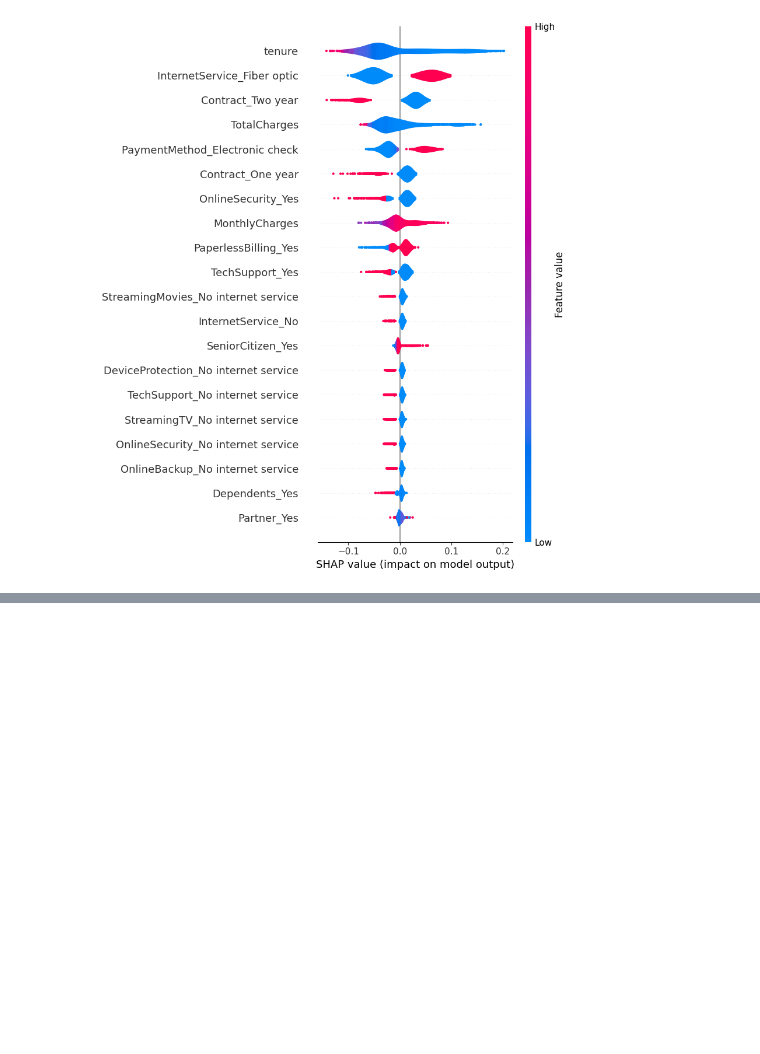
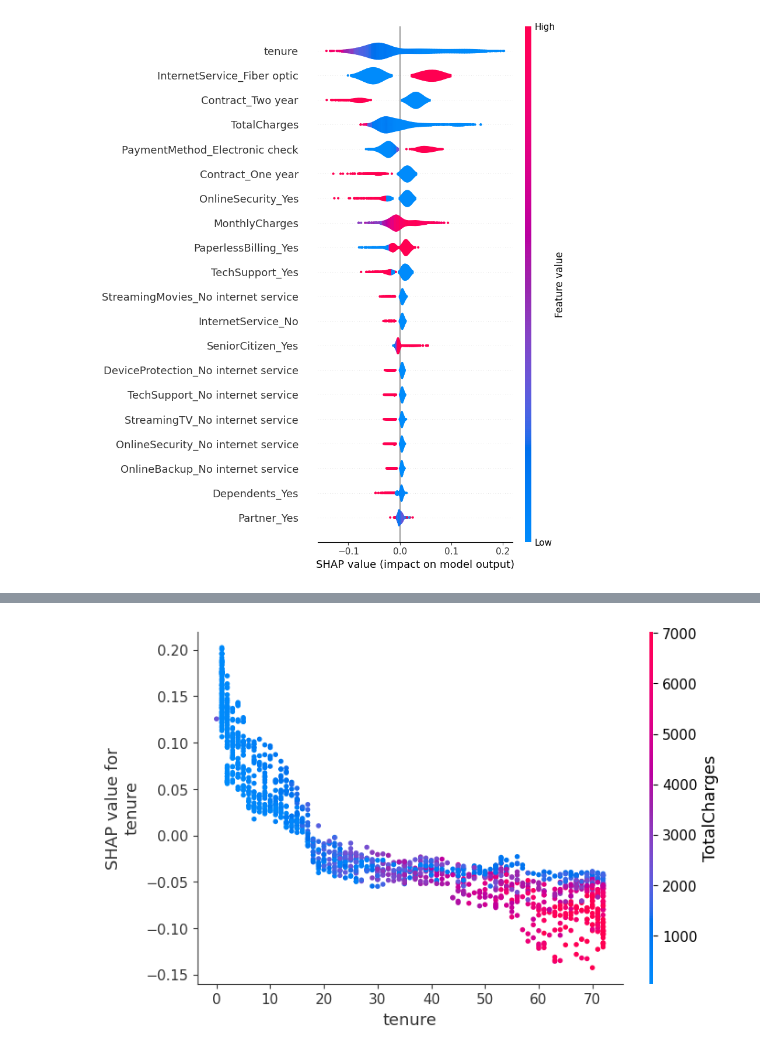
Before and after one commit to stefanoaragoni/CC31062024_Proyecto1, a Jupyter notebook: proyecto1.ipynb, the cells around one changed output, grey strips where cells are left out. Drawn from its saved outputs; the diff is of its cells as text; code cells hidden in the pictures; blank space fills up the shorter version.

```diff
--- a/proyecto1.ipynb
+++ b/proyecto1.ipynb
@@ -936,0 +951,4 @@ print(shap_values_dt.values.shape)
+# %%
+shap.dependence_plot('tenure', shap_values_rf.values[:, :, 1], X_test, interaction_index='TotalCharges')
+# %% [output]
+[figure, added]
```
Also changed, not shown: parts of 32 cells of this notebook.
